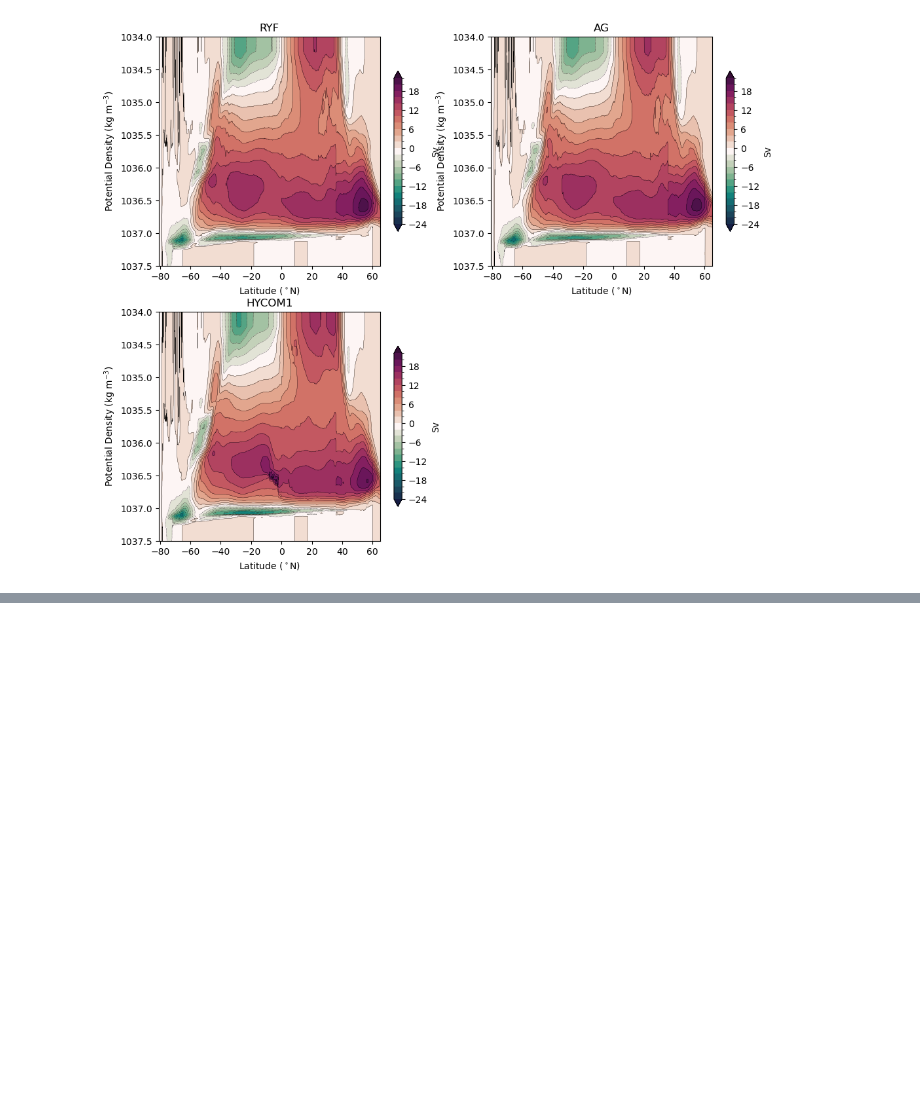
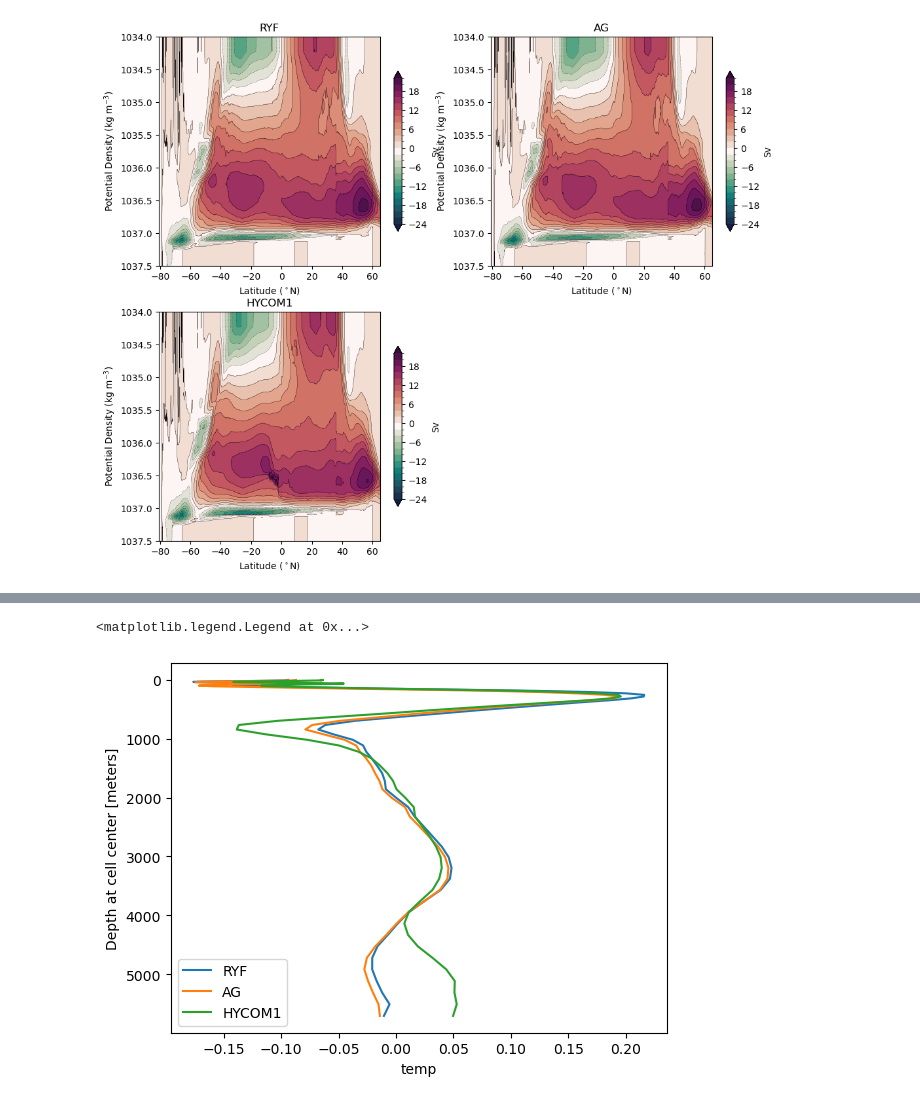
Before and after one commit to AndyHoggANU/anu-tub, a Jupyter notebook: diagnostics/ACCESS-OM3-Testing.ipynb, the cells around one changed output, grey strips where cells are left out. Cells and saved outputs as stored; diff of their text form; code cells hidden in the pictures; blank space fills up the shorter version.

```diff
--- a/diagnostics/ACCESS-OM3-Testing.ipynb
+++ b/diagnostics/ACCESS-OM3-Testing.ipynb
@@ -444,0 +445,21 @@ Text(0, 0.5, '')
+# %%
+temp_ryf = datastore_ryf.search(variable="temp").to_dask(
+    xarray_open_kwargs = dict(
+        chunks={"xh": -1, "time": -1},
+        decode_timedelta=True
+    )
+).sel(yh=slice(-60, 60))
+
+temp_ag = datastore_ag.search(variable="temp").to_dask(
+    xarray_open_kwargs = dict(
+        chunks={"xh": -1, "time": -1},
+        decode_timedelta=True
+    )
+).sel(yh=slice(-60, 60))
+
+temp_h1 = datastore_h1.search(variable="temp").to_dask(
+    xarray_open_kwargs = dict(
+        chunks={"xh": -1, "time": -1},
+        decode_timedelta=True
+    )
+).sel(yh=slice(-60, 60))
@@ -444,0 +524,9 @@ Text(0, 0.5, '')
+# %%
+(tavg_ryf.isel(time=-1)-tavg_ryf.isel(time=0)).plot(label="RYF",y='z_l')
+(tavg_ag.isel(time=-1)-tavg_ag.isel(time=0)).plot(label="AG",y='z_l')
+(tavg_h1.isel(time=-1)-tavg_h1.isel(time=0)).plot(label="HYCOM1",y='z_l')
+plt.gca().invert_yaxis()
+plt.legend()
+# %% [output]
+<matplotlib.legend.Legend at 0x...>
+[figure, added]
```
Also changed, not shown: parts of 5 cells of this notebook.
